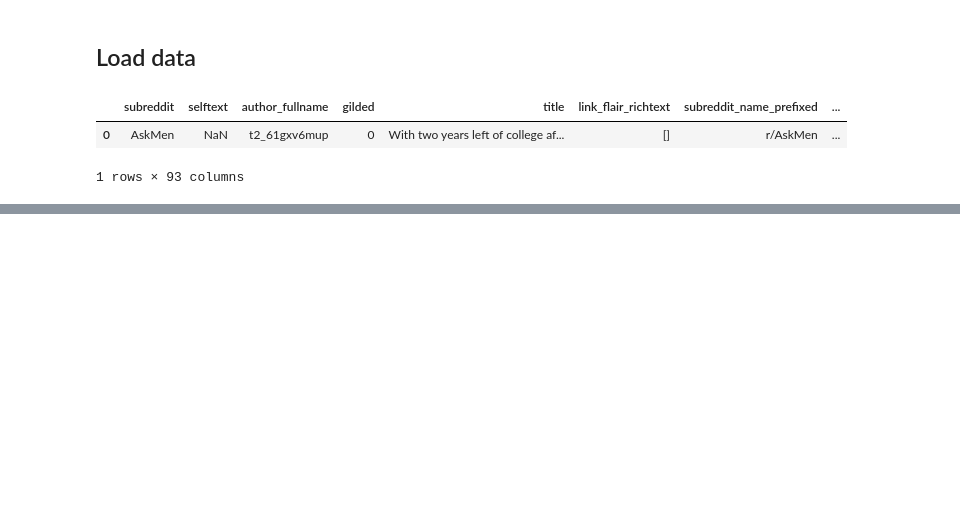
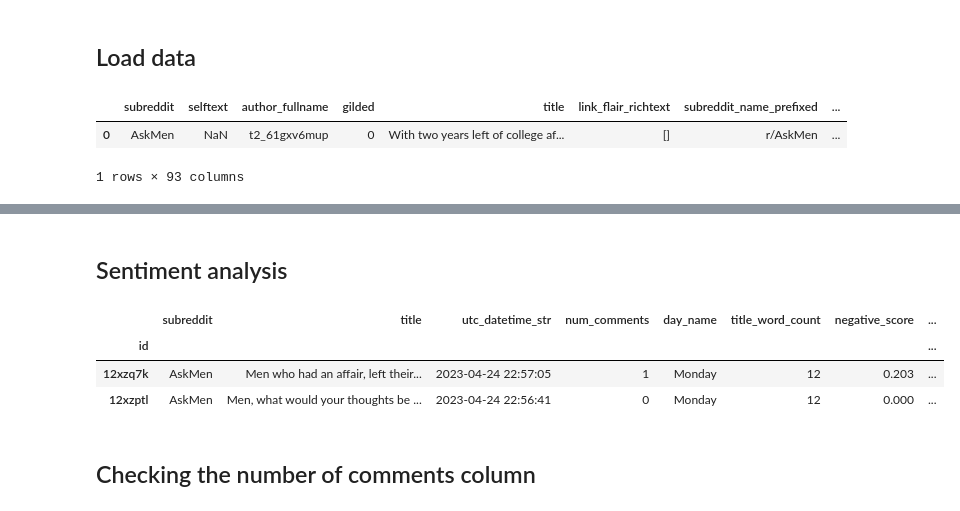
Before and after one commit to DerikVo/Reddit_NLP_project, a Jupyter notebook: Code/02_data_cleaning.ipynb, the cells around one changed output, grey strips where cells are left out. Saved outputs shown, nothing was run; the diff lists cells and outputs as text; code cells hidden in the pictures; blank space fills up the shorter version.

```diff
--- a/Code/02_data_cleaning.ipynb
+++ b/Code/02_data_cleaning.ipynb
@@ -452,0 +521,2 @@ df2.head(1)
+# %%
+clean_df_2['day_name'] = clean_df_2['utc_datetime_str'].apply(lambda x: x.day_name())
@@ -452,0 +531,2 @@ df2.head(1)
+# %%
+clean_df_2['title_word_count'] = clean_df_2['title'].apply(lambda text: len(text.split()))
@@ -452,0 +562,19 @@ df2.head(1)
+# %% [markdown]
+## Sentiment analysis
+# %%
+sent = SentimentIntensityAnalyzer()
+# %%
+#splitting scores into columns
+clean_df_2['negative_score'] = [sent.polarity_scores(clean_df_2['title'][i])['neg'] for i in range(len(clean_df_2['title']))]
+clean_df_2['neutral_score'] = [sent.polarity_scores(clean_df_2['title'][i])['neu'] for i in range(len(clean_df_2['title']))]
+clean_df_2['positive_score'] = [sent.polarity_scores(clean_df_2['title'][i])['pos'] for i in range(len(clean_df_2['title']))]
+clean_df_2['compound_score'] = [sent.polarity_scores(clean_df_2['title'][i])['compound'] for i in range(len(clean_df_2['title']))]
+# %%
+clean_df_2.head(2)
+# %% [output]
+|  | subreddit | title | utc_datetime_str | num_comments | day_name | title_word_count | negative_score | ... |
+| id |  |  |  |  |  |  |  | ... |
+| 12xzq7k | AskMen | Men who had an affair, left their... | 2023-04-24 22:57:05 | 1 | Monday | 12 | 0.203 | ... |
+| 12xzptl | AskMen | Men, what would your thoughts be ... | 2023-04-24 22:56:41 | 0 | Monday | 12 | 0.000 | ... |
+# %% [markdown]
+## Checking the number of comments column
```
Also changed, not shown: parts of 71 cells of this notebook, 5 other files.
